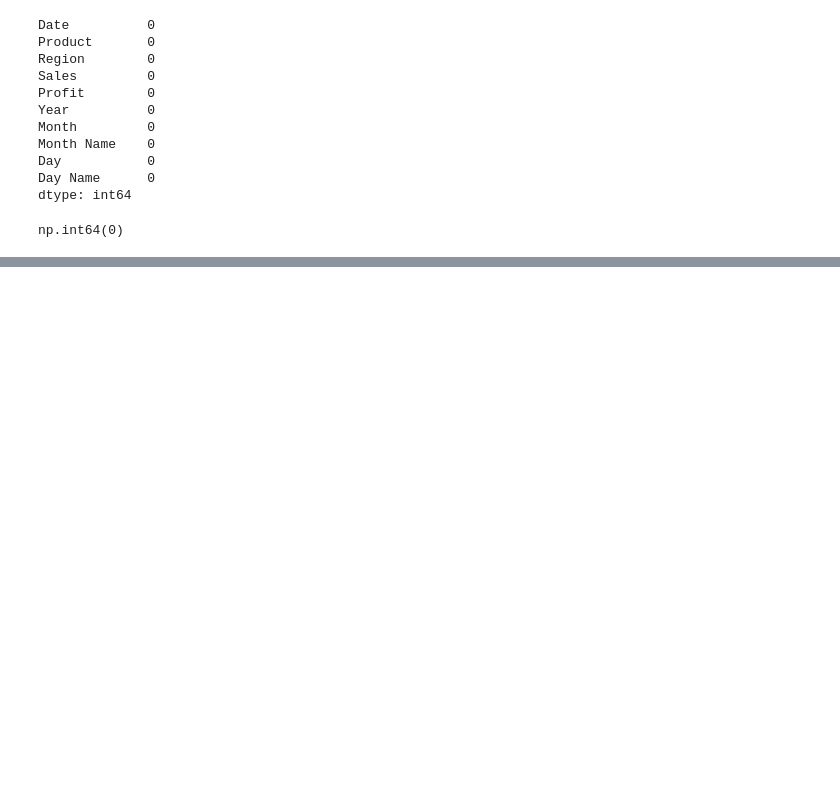
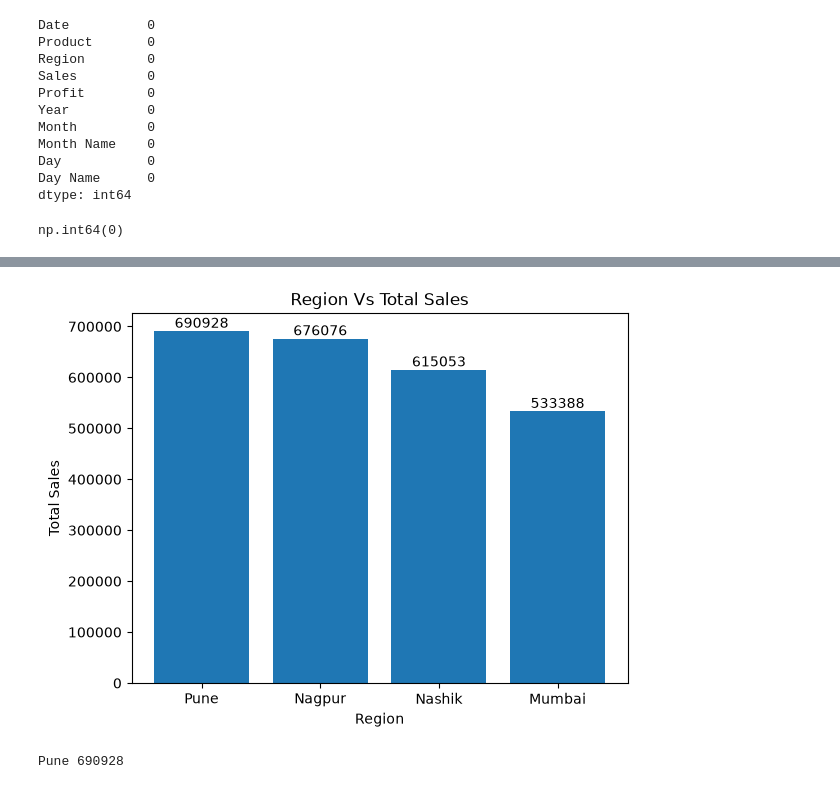
Before and after one commit to yashasvidalvi/Data-Analytics-604-batch-ws, a Jupyter notebook: Libraries/revision_all_libraries/Retail_Sales_Performance_Analysis.ipynb, the cells around one changed output, grey strips where cells are left out. Cells and saved outputs as stored; diff of their text form; code cells hidden in the pictures; blank space fills up the shorter version.

```diff
--- a/Libraries/revision_all_libraries/Retail_Sales_Performance_Analysis.ipynb
+++ b/Libraries/revision_all_libraries/Retail_Sales_Performance_Analysis.ipynb
@@ -212,0 +589,14 @@ df[df["Profit"]<=0]
+# %%
+Region_Sales = (df.groupby("Region")["Sales"].sum().sort_values(ascending=False))
+best_region = Region_Sales.idxmax()
+best_sales = Region_Sales.max()
+bars = plt.bar(Region_Sales.index,Region_Sales.values)
+plt.title("Region Vs Total Sales")
+plt.xlabel("Region")
+plt.ylabel("Total Sales")
+plt.bar_label(bars)
+plt.show()
+print(best_region, best_sales)
+# %% [output]
+[figure, added]
+Pune 690928
```
Also changed, not shown: parts of 56 cells of this notebook, 5 other files.
